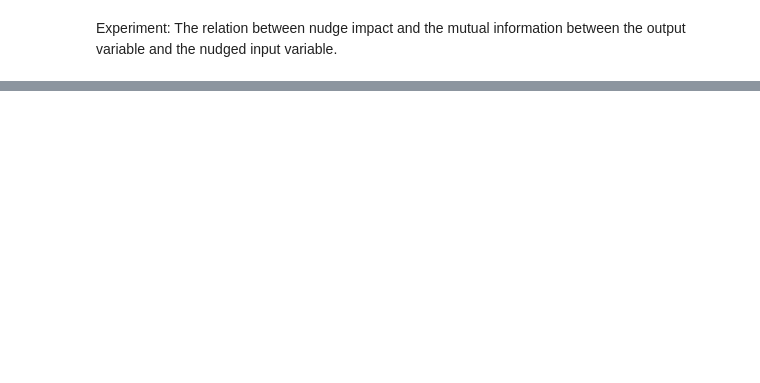
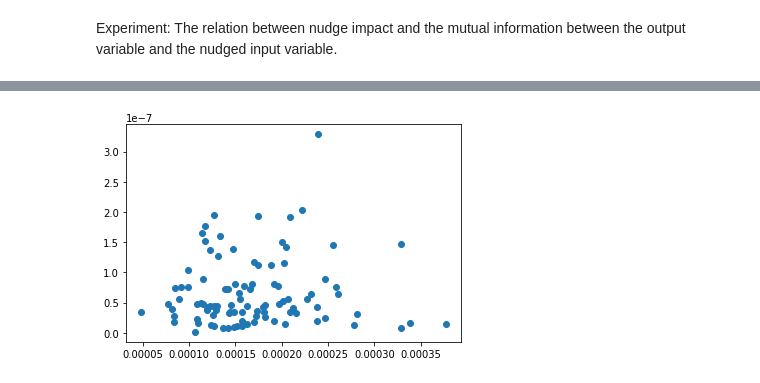
Before and after one commit to cjidboon94/master_thesis, a Jupyter notebook: research_nudge.ipynb, the cells around one changed output, grey strips where cells are left out. Cells and saved outputs as stored; diff of their text form; code cells hidden in the pictures; blank space fills up the shorter version.

Commit message:
experiment correlation scatter for mi values and nudge impact working

```diff
--- a/research_nudge.ipynb
+++ b/research_nudge.ipynb
@@ -69,7 +36,7 @@ def effect_of_nudge_1d(distribution, nudge_size):
         probability_array_old.find_conditional(set([1]), set([0]))
     )
     marginal_variable_nudged, nudges_states = nudge.nudge(
-        marginal_variable_old, NUDGE_SIZE
+        marginal_variable_old, nudge_size
     )
     joint_new = ProbabilityArray(probability_distributions.compute_joint(
         marginal_variable_nudged, conditional_joint_old, conditional_labels_old
@@ -340,8 +307,8 @@ Experiment:
 The impact of a nudge on an input variable (with no causal impact on the other input variables)
 on the output variable, for different number of input variables.
 # %%
-MAX_NUMBER_OF_VARIABLES, NUMBER_OF_STATES, TOTAL_NUDGE_SIZE = 8, 5, 0.01
-NUMBER_OF_SAMPLES = 50
+MAX_NUMBER_OF_VARIABLES, NUMBER_OF_STATES, TOTAL_NUDGE_SIZE = 6, 5, 0.01
+NUMBER_OF_SAMPLES = 10
 impact_nudge_dict = {}
 
 for number_of_variables in range(1, MAX_NUMBER_OF_VARIABLES, 1):
@@ -386,37 +377,37 @@ Experiment:
 The relation between nudge impact and the mutual information between the output variable and
 the nudged input variable.
 # %%
+import information_theory
 from information_theory import calculate_mutual_information
 
-NUMBER_OF_VARIABLES, NUMBER_OF_STATES, TOTAL_NUDGE_SIZE = 5, 5, 0.01
-NUMBER_OF_SAMPLES = 50
+NUMBER_OF_VARIABLES, NUMBER_OF_STATES, TOTAL_NUDGE_SIZE = 2, 5, 0.01
+NUMBER_OF_SAMPLES = 100
 
 local_nudge, number_of_nudges = calculate_amount_and_size_nudges(
-    total_nudge_size, number_of_states**number_of_variables
+    TOTAL_NUDGE_SIZE, NUMBER_OF_STATES**NUMBER_OF_VARIABLES
 )
 impact_nudges_and_mi = []
 for i in range(NUMBER_OF_SAMPLES):
     print("sample number {}".format(i))
 
     #calculate the distribution
-    pdf = JointProbabilityMatrix(number_of_variables+1, number_of_states, 'random')
+    pdf = JointProbabilityMatrix(number_of_variables+1, NUMBER_OF_STATES, 'random')
     distribution = ProbabilityArray(pdf.joint_probabilities.joint_probabilities)
-    function_label, label_nudged_variable = number_of_variables, 0
+    function_label, label_nudged_variable = NUMBER_OF_VARIABLES, 0
     function_labels = set([function_label])
     input_variable_labels = set(range(len(distribution.probability_distribution.shape))) - function_labels
 
     #calculate mutual information
-    joint_marginal = distribution.marginalize(set([function_label, label_nudged_variable]))
-    mutual_information = calculate_mutual_information(joint_marginal,
+    mutual_information = calculate_mutual_information(distribution,
                                                       set([function_label]),
-                                                      set(label_nudged_variable))
+                                                      set([label_nudged_variable]))
 
     #calculate_nudge_impact
     input_distribution = distribution.marginalize(input_variable_labels)
     new_input_distribution = nudge_distribution_local_non_causal(
-        input_distribution, 0, max_local_nudge, number_of_nudges
+        input_distribution, 0, local_nudge, number_of_nudges
     )
     nudge_impact = impact_nudge_causal_output(distribution, function_labels,
                                               new_input_distribution)
 
-    impact_nudges_and_mi.append(nudge_impact, mutual_information)
+    impact_nudges_and_mi.append((nudge_impact, mutual_information))
@@ -423,3 +432,12 @@ for i in range(NUMBER_OF_SAMPLES):
+# %%
+import matplotlib.pyplot as plt
+
+impact_nudges = [item[0] for item in impact_nudges_and_mi]
+mutual_information_sizes = [item[1] for item in impact_nudges_and_mi]
+plt.plot(mutual_information_sizes, impact_nudges, 'o')
+plt.show()
+# %% [output]
+[figure, added]
 # %%
 import numpy as np
 
```
Also changed, not shown: parts of 11 cells of this notebook.
